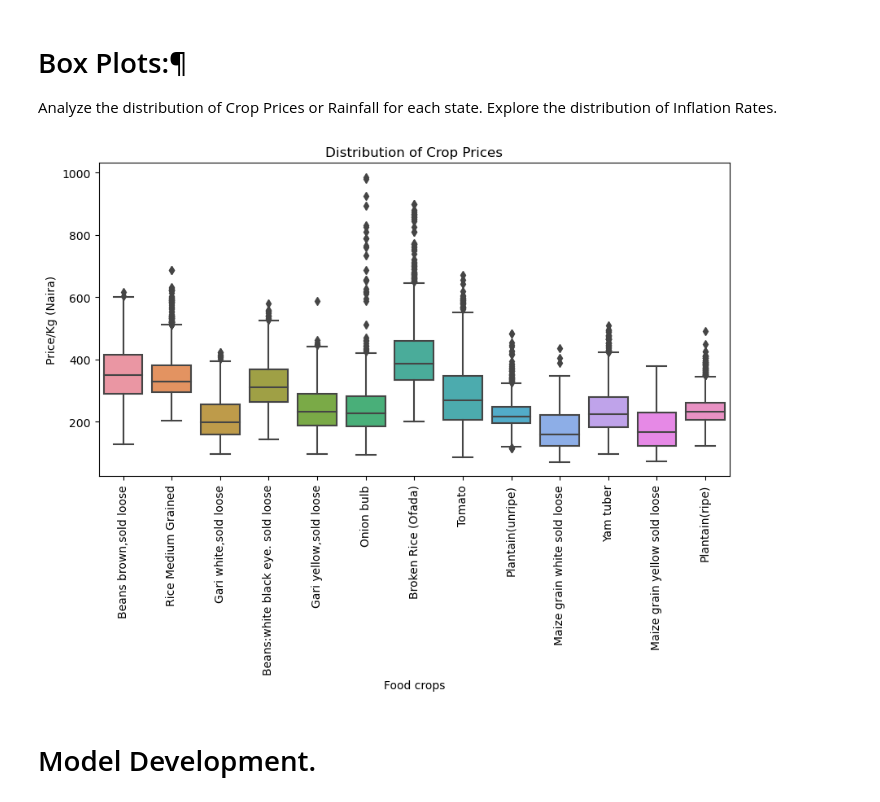
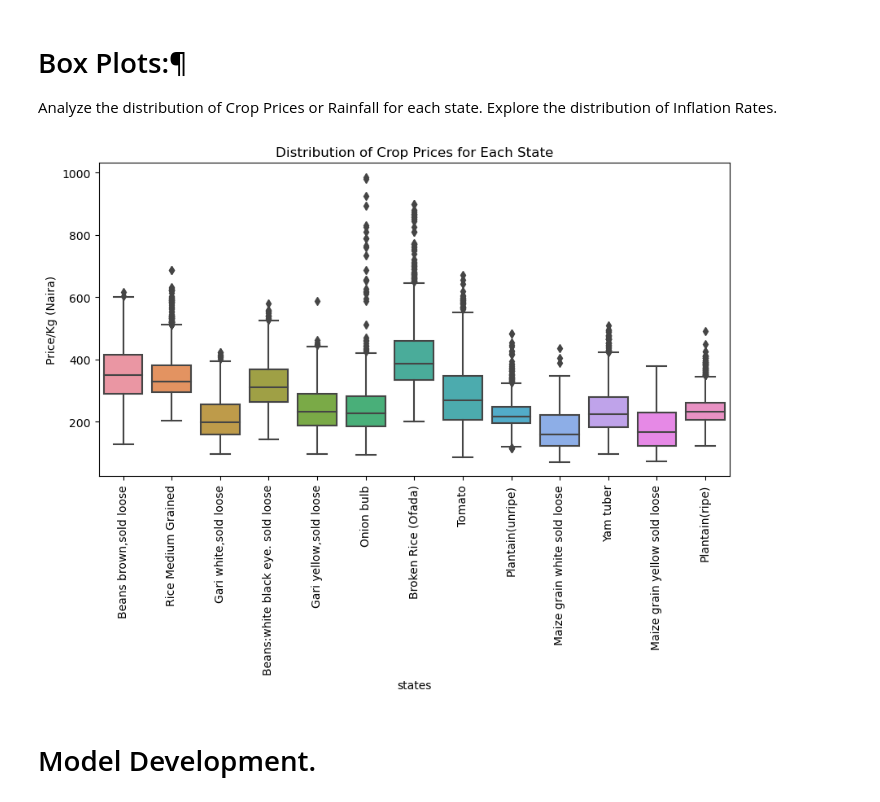
Before and after one commit to OhuneneIbrahim/Agricultural-food-price-prediction, a Jupyter notebook: ML_for_Agriculture (3).ipynb, the cells around one changed output. Drawn from its saved outputs; the diff is of its cells as text; code cells hidden in the pictures.

```diff
--- a/ML_for_Agriculture (3).ipynb
+++ b/ML_for_Agriculture (3).ipynb
@@ -783,13 +810,13 @@ Analyze the distribution of Crop Prices or Rainfall for each state. Explore the
 # %%
 plt.figure(figsize=(10, 5))
 sns.boxplot(x='crops', y='Price/Kg (Naira)', data=price_df)
-plt.xlabel('Food crops')
+plt.xlabel('states')
 plt.ylabel('Price/Kg (Naira)')
-plt.title('Distribution of Crop Prices')
+plt.title('Distribution of Crop Prices for Each State')
 plt.xticks(rotation=90)
 plt.show()
 # %% [output]
-[figure, old version]
+[figure, new version]
 # %% [markdown]
 # Model Development.
 # %%
```
Also changed, not shown: parts of 5 cells of this notebook.
